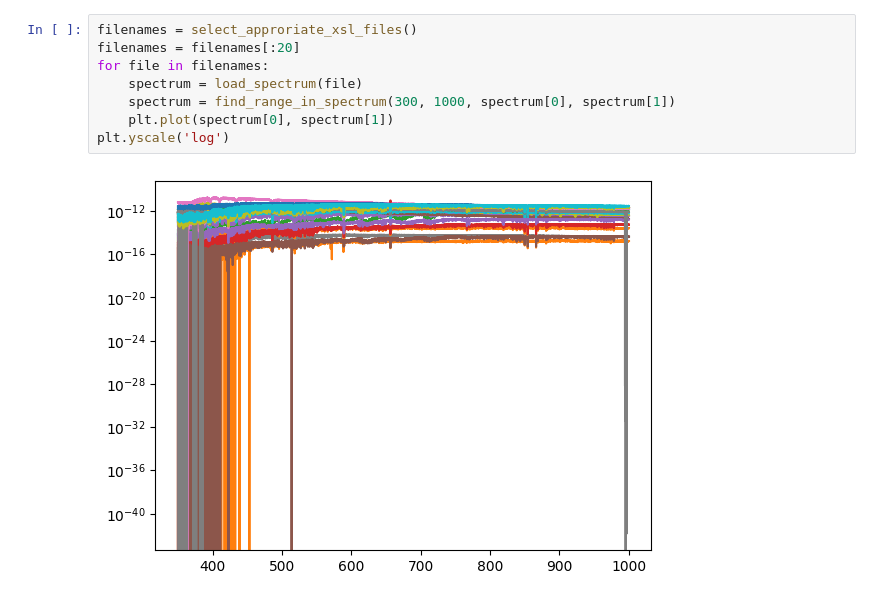
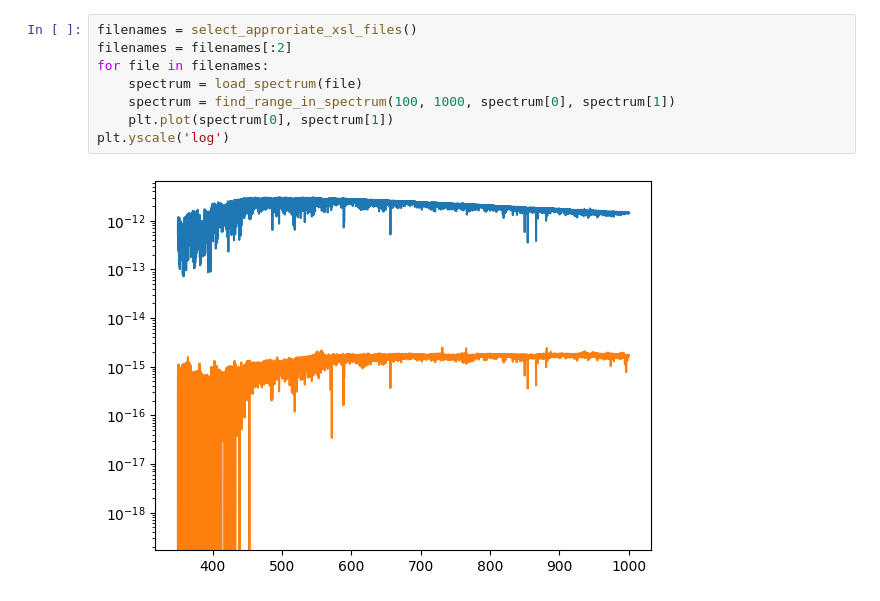
Before and after one commit to fpetri115/LBGoptimise, a Jupyter notebook: test_stellar.ipynb, the cells around one changed output. Saved outputs shown, nothing was run; the diff lists cells and outputs as text.

```diff
--- a/test_stellar.ipynb
+++ b/test_stellar.ipynb
@@ -41,10 +60,10 @@ def load_spectrum(filename):
 # %%
 filenames = select_approriate_xsl_files()
-filenames = filenames[:20]
+filenames = filenames[:2]
 for file in filenames:
     spectrum = load_spectrum(file)
-    spectrum = find_range_in_spectrum(300, 1000, spectrum[0], spectrum[1])
+    spectrum = find_range_in_spectrum(100, 1000, spectrum[0], spectrum[1])
     plt.plot(spectrum[0], spectrum[1])
 plt.yscale('log')
 # %% [output]
-[figure, old version]
+[figure, new version]
```
Also changed, not shown: parts of 4 cells of this notebook, 6 other files.
